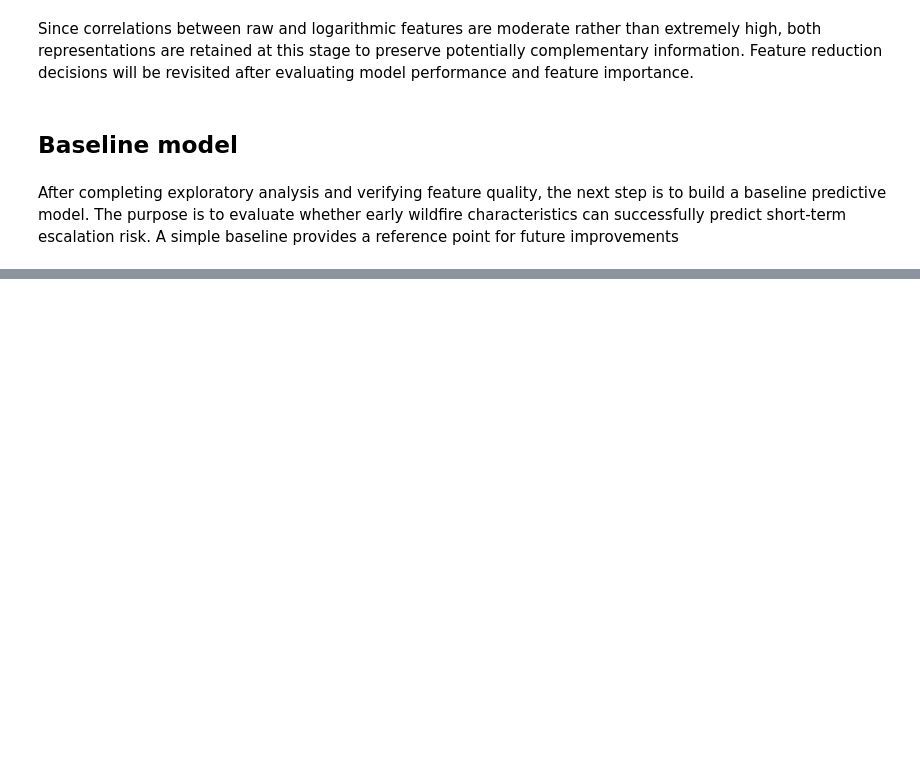
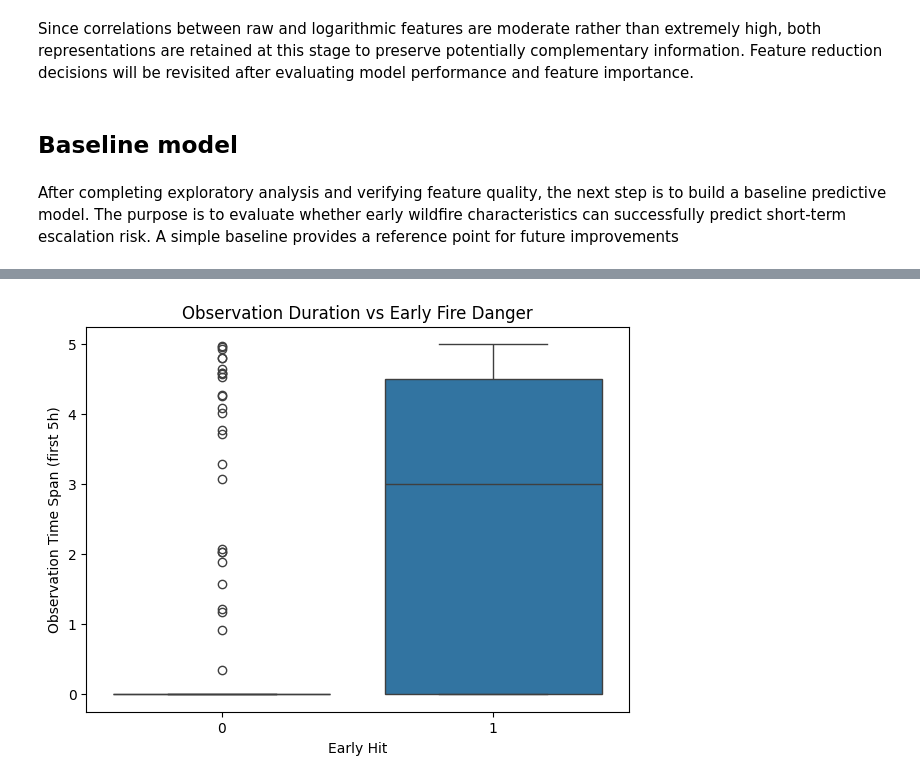
Before and after one commit to kholostovamk/KaggleCompetitionFires, a Jupyter notebook: notebook68a9156674.ipynb, the cells around one changed output, grey strips where cells are left out. Saved outputs shown, nothing was run; the diff lists cells and outputs as text; code cells hidden in the pictures; blank space fills up the shorter version.

```diff
--- a/notebook68a9156674.ipynb
+++ b/notebook68a9156674.ipynb
@@ -592,0 +750,15 @@ After completing exploratory analysis and verifying feature quality, the next st
+# %%
+plt.figure(figsize=(7,5))
+
+sns.boxplot(
+    x=train["hit_12h"],
+    y=train["dt_first_last_0_5h"]
+)
+
+plt.xlabel("Early Hit")
+plt.ylabel("Observation Time Span (first 5h)")
+plt.title("Observation Duration vs Early Fire Danger")
+
+plt.show()
+# %% [output]
+[figure, added]
```
Also changed, not shown: parts of 25 cells of this notebook.
